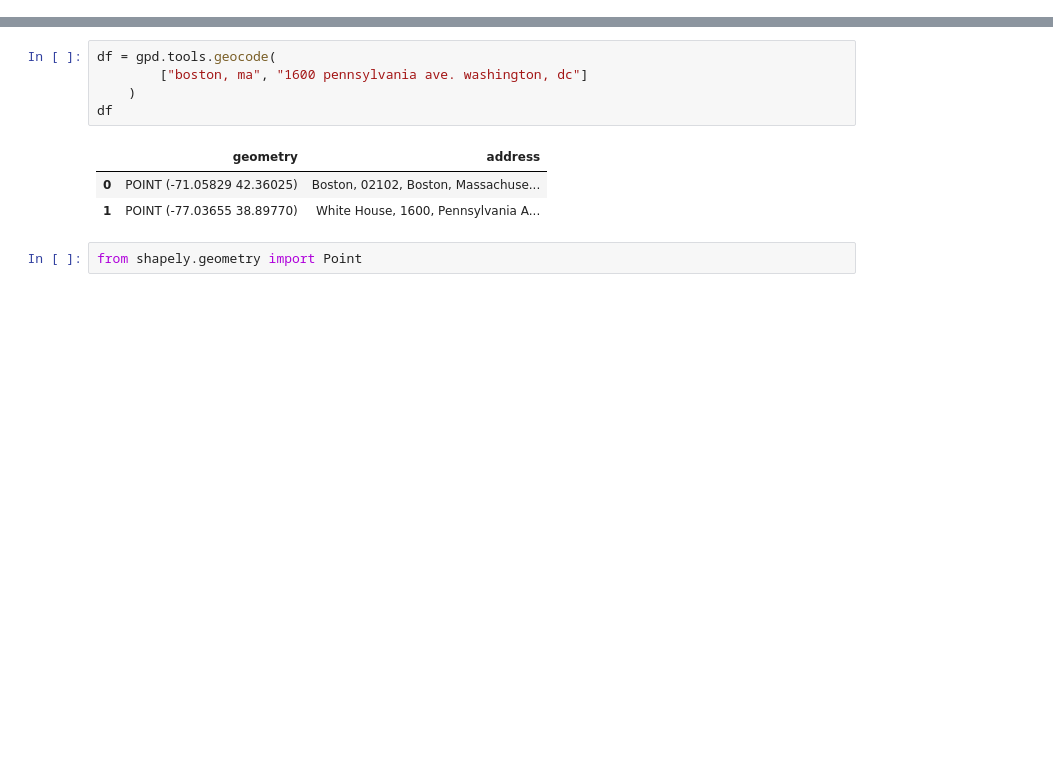
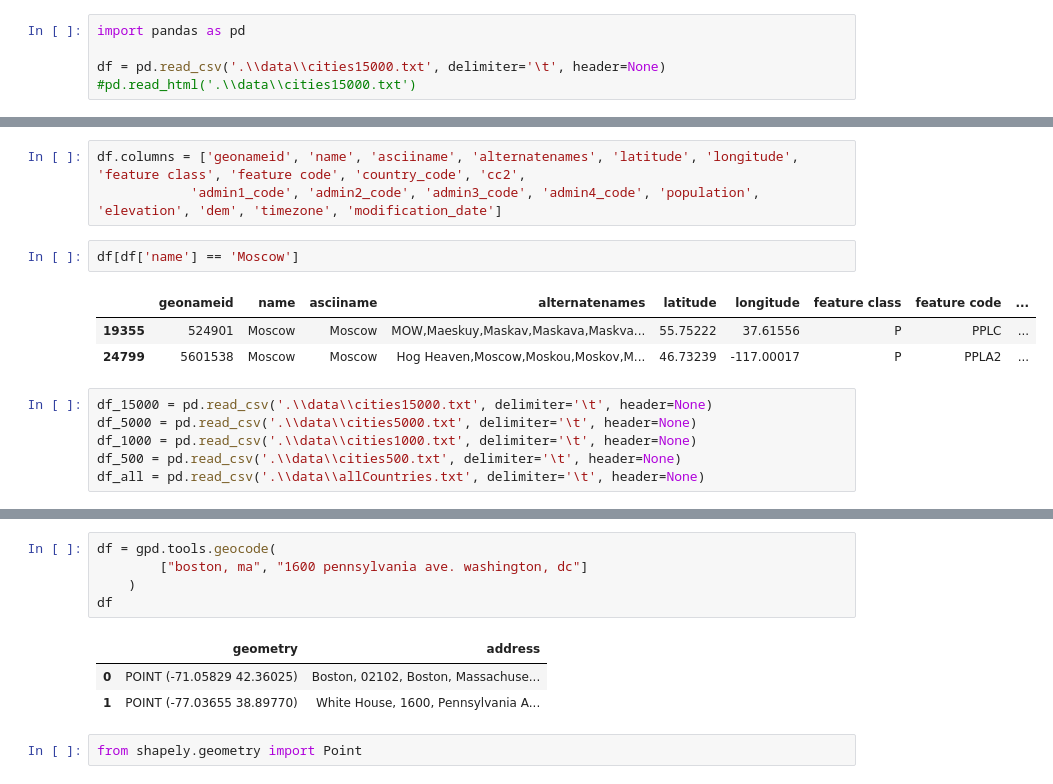
Before and after one commit to ParalogyX/Foursquare_Location_Matching, a Jupyter notebook: test.ipynb, the cells around one changed output, grey strips where cells are left out. Cells and saved outputs as stored; diff of their text form; blank space fills up the shorter version.

```diff
--- a/test.ipynb
+++ b/test.ipynb
@@ -4,0 +48,5 @@ import geopandas as gpd
+# %%
+import pandas as pd
+
+df = pd.read_csv('.\\data\\cities15000.txt', delimiter='\t', header=None)
+#pd.read_html('.\\data\\cities15000.txt')
@@ -4,0 +57,15 @@ import geopandas as gpd
+# %%
+df.columns = ['geonameid', 'name', 'asciiname', 'alternatenames', 'latitude', 'longitude', 'feature class', 'feature code', 'country_code', 'cc2',
+            'admin1_code', 'admin2_code', 'admin3_code', 'admin4_code', 'population', 'elevation', 'dem', 'timezone', 'modification_date']
+# %%
+df[df['name'] == 'Moscow']
+# %% [output]
+|  | geonameid | name | asciiname | alternatenames | latitude | longitude | feature class | feature code | ... |
+| 19355 | 524901 | Moscow | Moscow | MOW,Maeskuy,Maskav,Maskava,Maskva... | 55.75222 | 37.61556 | P | PPLC | ... |
+| 24799 | 5601538 | Moscow | Moscow | Hog Heaven,Moscow,Moskou,Moskov,M... | 46.73239 | -117.00017 | P | PPLA2 | ... |
+# %%
+df_15000 = pd.read_csv('.\\data\\cities15000.txt', delimiter='\t', header=None)
+df_5000 = pd.read_csv('.\\data\\cities5000.txt', delimiter='\t', header=None)
+df_1000 = pd.read_csv('.\\data\\cities1000.txt', delimiter='\t', header=None)
+df_500 = pd.read_csv('.\\data\\cities500.txt', delimiter='\t', header=None)
+df_all = pd.read_csv('.\\data\\allCountries.txt', delimiter='\t', header=None)
```
Also changed, not shown: parts of 12 cells of this notebook.
